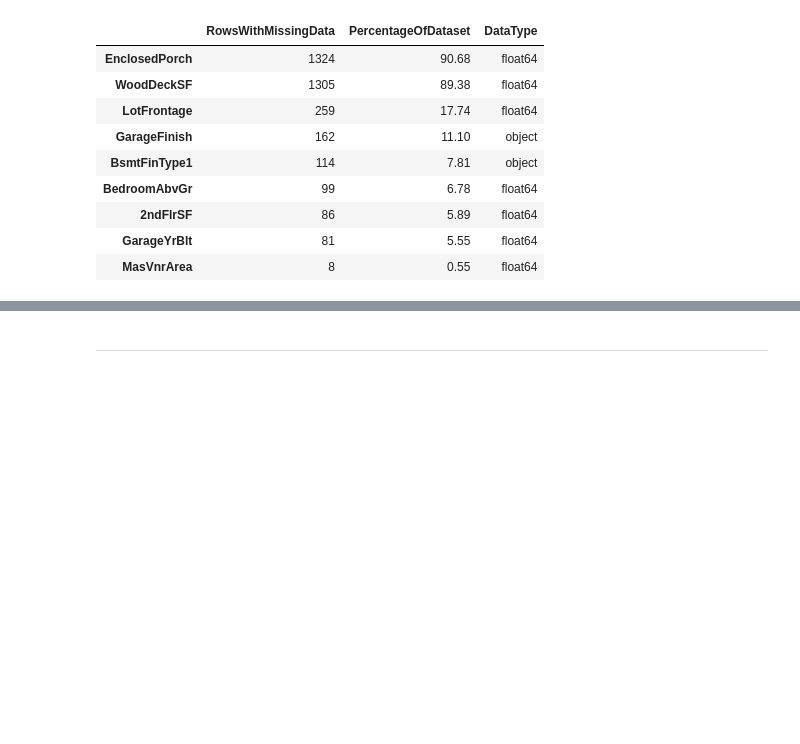
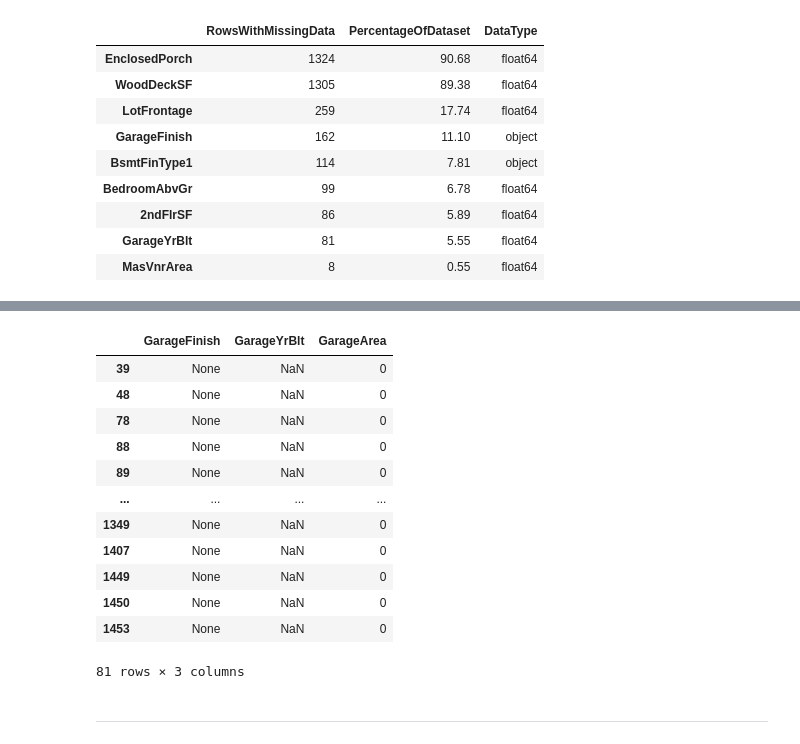
Before and after one commit to van-essa/heritage-housing-issues, a Jupyter notebook: jupyter_notebooks/03 - Data Cleaning.ipynb, the cells around one changed output, grey strips where cells are left out. Drawn from its saved outputs; the diff is of its cells as text; code cells hidden in the pictures; blank space fills up the shorter version.

```diff
--- a/jupyter_notebooks/03 - Data Cleaning.ipynb
+++ b/jupyter_notebooks/03 - Data Cleaning.ipynb
@@ -236,3 +257,20 @@ EvaluateMissingData(df)
+# %%
+df_grgyear_nan = df[df['GarageYrBlt'].isna()]
+df_grgyear_nan[['GarageFinish', 'GarageYrBlt', 'GarageArea']]
+# %% [output]
+|  | GarageFinish | GarageYrBlt | GarageArea |
+| 39 | None | NaN | 0 |
+| 48 | None | NaN | 0 |
+| 78 | None | NaN | 0 |
+| 88 | None | NaN | 0 |
+| 89 | None | NaN | 0 |
+| ... | ... | ... | ... |
+| 1349 | None | NaN | 0 |
+| 1407 | None | NaN | 0 |
+| 1449 | None | NaN | 0 |
+| 1450 | None | NaN | 0 |
+| 1453 | None | NaN | 0 |
+81 rows × 3 columns
 # %% [markdown]
 ---
 # %% [markdown]
```
Also changed, not shown: parts of 3 cells of this notebook.
